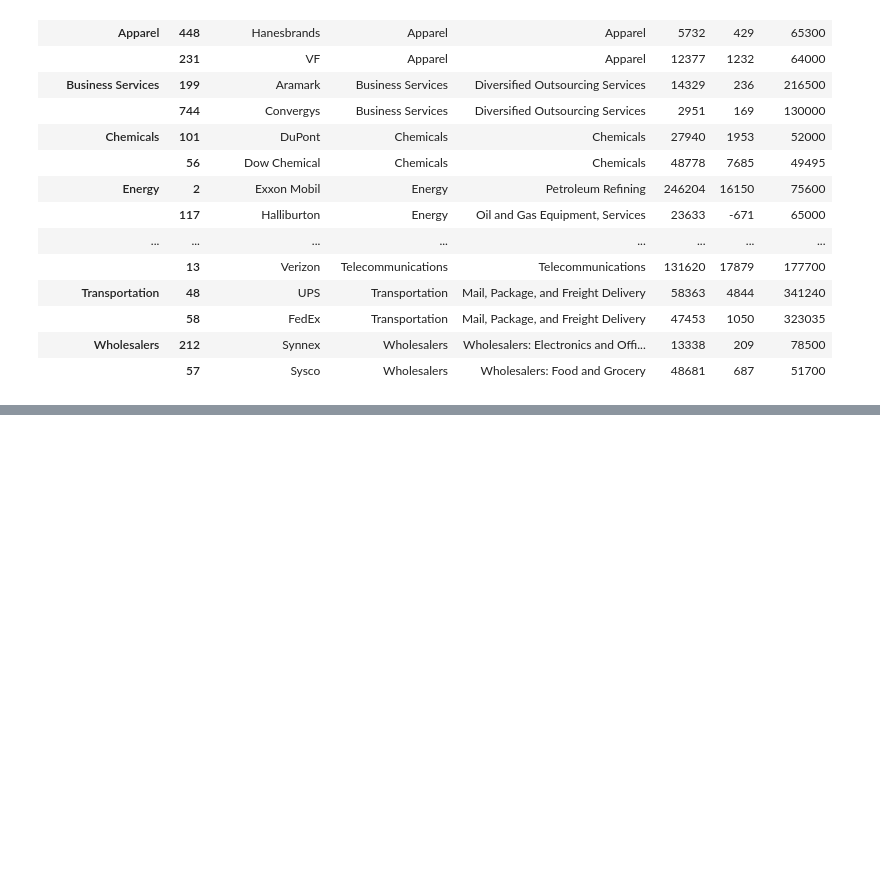
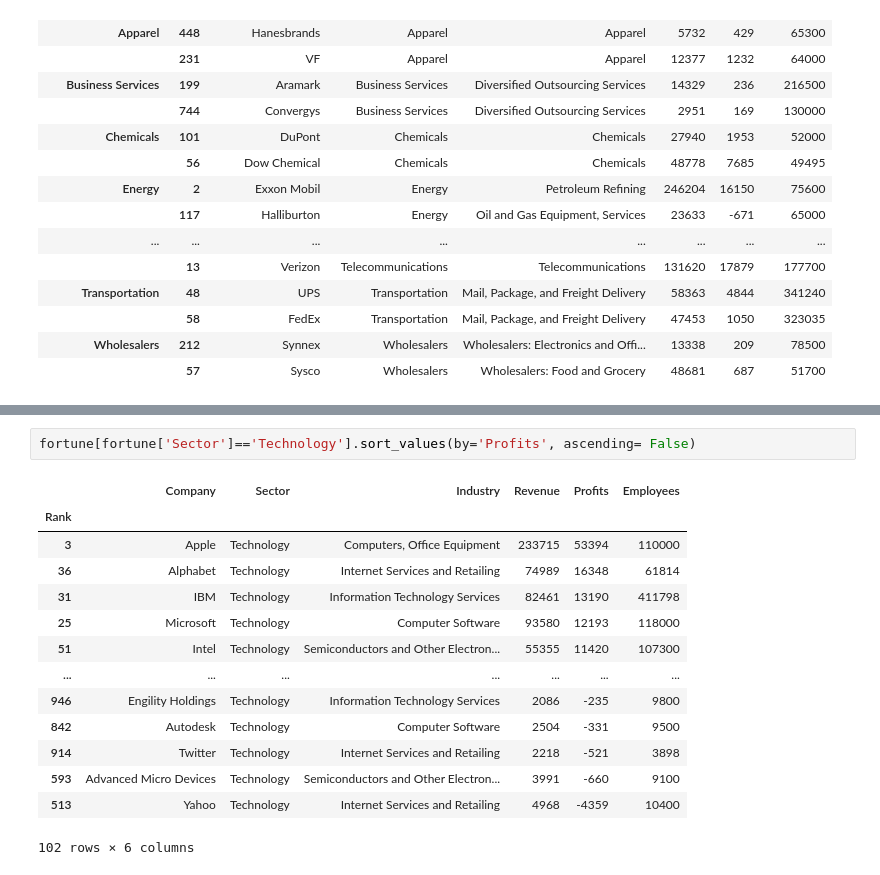
Before and after one commit to Lucas01iveira/Data-Engineering, a Jupyter notebook: Data Analysis with Pandas and Python/materials/pandas/Incomplete/09 - The GroupBy Object.ipynb, the cells around one changed output, grey strips where cells are left out. Saved outputs shown, nothing was run; the diff lists cells and outputs as text; blank space fills up the shorter version.

```diff
--- a/Data Analysis with Pandas and Python/materials/pandas/Incomplete/09 - The GroupBy Object.ipynb
+++ b/Data Analysis with Pandas and Python/materials/pandas/Incomplete/09 - The GroupBy Object.ipynb
@@ -387,0 +533,17 @@ sectors.apply(lambda nested_df: nested_df.nlargest(2, 'Employees')) # since "eac
+# %%
+fortune[fortune['Sector']=='Technology'].sort_values(by='Profits', ascending= False)
+# %% [output]
+|  | Company | Sector | Industry | Revenue | Profits | Employees |
+| Rank |  |  |  |  |  |  |
+| 3 | Apple | Technology | Computers, Office Equipment | 233715 | 53394 | 110000 |
+| 36 | Alphabet | Technology | Internet Services and Retailing | 74989 | 16348 | 61814 |
+| 31 | IBM | Technology | Information Technology Services | 82461 | 13190 | 411798 |
+| 25 | Microsoft | Technology | Computer Software | 93580 | 12193 | 118000 |
+| 51 | Intel | Technology | Semiconductors and Other Electron... | 55355 | 11420 | 107300 |
+| ... | ... | ... | ... | ... | ... | ... |
+| 946 | Engility Holdings | Technology | Information Technology Services | 2086 | -235 | 9800 |
+| 842 | Autodesk | Technology | Computer Software | 2504 | -331 | 9500 |
+| 914 | Twitter | Technology | Internet Services and Retailing | 2218 | -521 | 3898 |
+| 593 | Advanced Micro Devices | Technology | Semiconductors and Other Electron... | 3991 | -660 | 9100 |
+| 513 | Yahoo | Technology | Internet Services and Retailing | 4968 | -4359 | 10400 |
+102 rows × 6 columns
```
Also changed, not shown: parts of 16 cells of this notebook.
